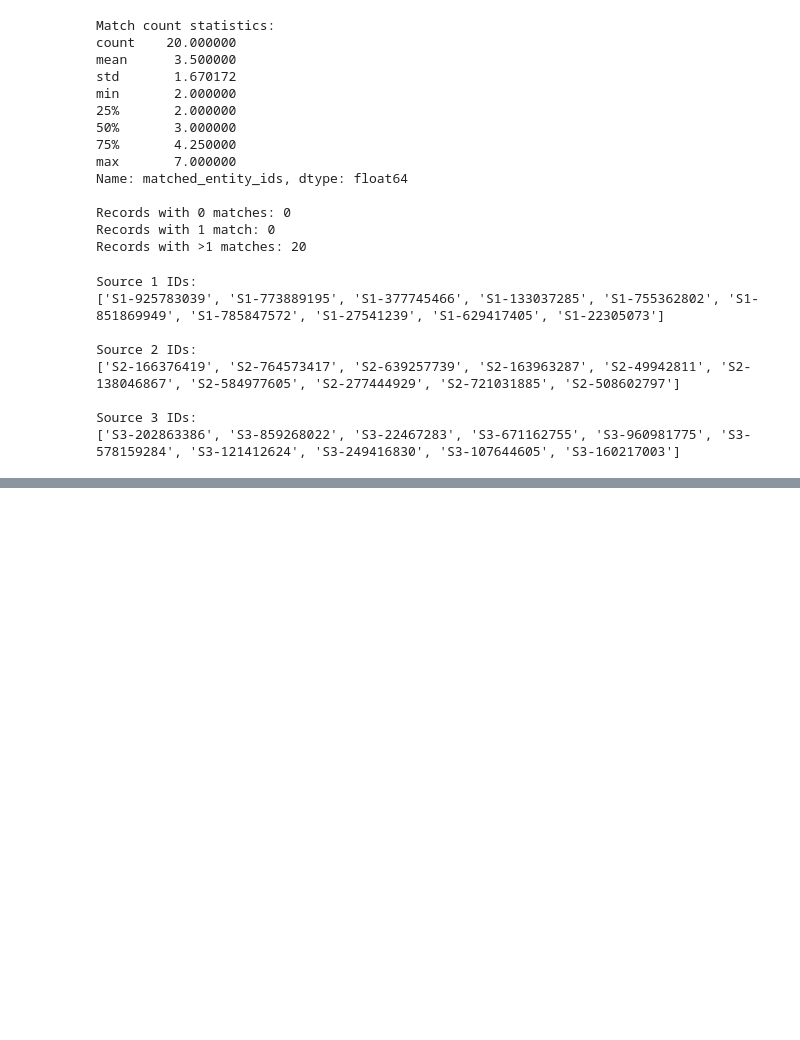
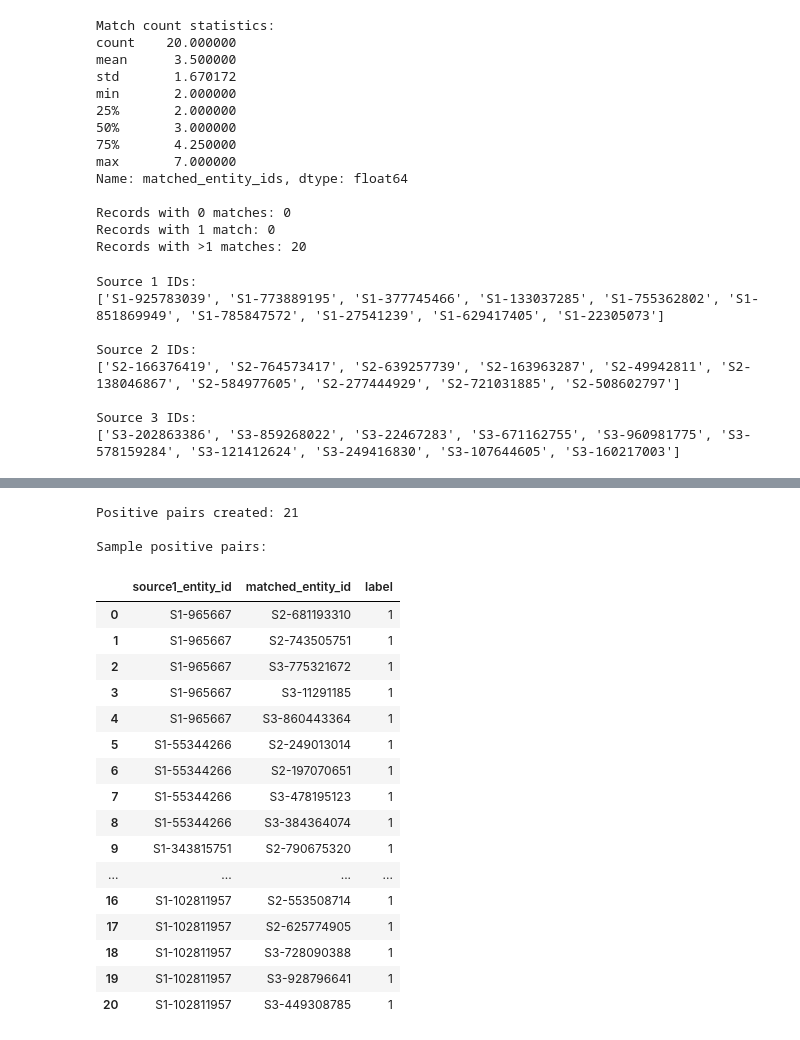
Before and after one commit to chasanth/Business-entity-resolution, a Jupyter notebook: eda.ipynb, the cells around one changed output, grey strips where cells are left out. Saved outputs shown, nothing was run; the diff lists cells and outputs as text; code cells hidden in the pictures; blank space fills up the shorter version.

```diff
--- a/eda.ipynb
+++ b/eda.ipynb
@@ -149,0 +780,51 @@ Source 3 IDs:
+# %%
+# ==========================================
+# STEP 16: Create Positive Matching Pairs
+# ==========================================
+
+positive_pairs = []
+
+for _, row in gt_sample.iterrows():
+
+    source1_id = row["source1_entity_id"]
+
+    matched_ids = str(row["matched_entity_ids"]).split(",")
+
+    for matched_id in matched_ids:
+
+        matched_id = matched_id.strip()
+
+        if matched_id:
+            positive_pairs.append({
+                "source1_entity_id": source1_id,
+                "matched_entity_id": matched_id,
+                "label": 1
+            })
+
+positive_pairs_df = pd.DataFrame(positive_pairs)
+
+print("Positive pairs created:", len(positive_pairs_df))
+
+print("\nSample positive pairs:")
+display(positive_pairs_df)
+# %% [output]
+Positive pairs created: 21
+
+Sample positive pairs:
+|  | source1_entity_id | matched_entity_id | label |
+| 0 | S1-965667 | S2-681193310 | 1 |
+| 1 | S1-965667 | S2-743505751 | 1 |
+| 2 | S1-965667 | S3-775321672 | 1 |
+| 3 | S1-965667 | S3-11291185 | 1 |
+| 4 | S1-965667 | S3-860443364 | 1 |
+| 5 | S1-55344266 | S2-249013014 | 1 |
+| 6 | S1-55344266 | S2-197070651 | 1 |
+| 7 | S1-55344266 | S3-478195123 | 1 |
+| 8 | S1-55344266 | S3-384364074 | 1 |
+| 9 | S1-343815751 | S2-790675320 | 1 |
+| ... | ... | ... | ... |
+| 16 | S1-102811957 | S2-553508714 | 1 |
+| 17 | S1-102811957 | S2-625774905 | 1 |
+| 18 | S1-102811957 | S3-728090388 | 1 |
+| 19 | S1-102811957 | S3-928796641 | 1 |
+| 20 | S1-102811957 | S3-449308785 | 1 |
```
Also changed, not shown: parts of 49 cells of this notebook, 2 other files.
